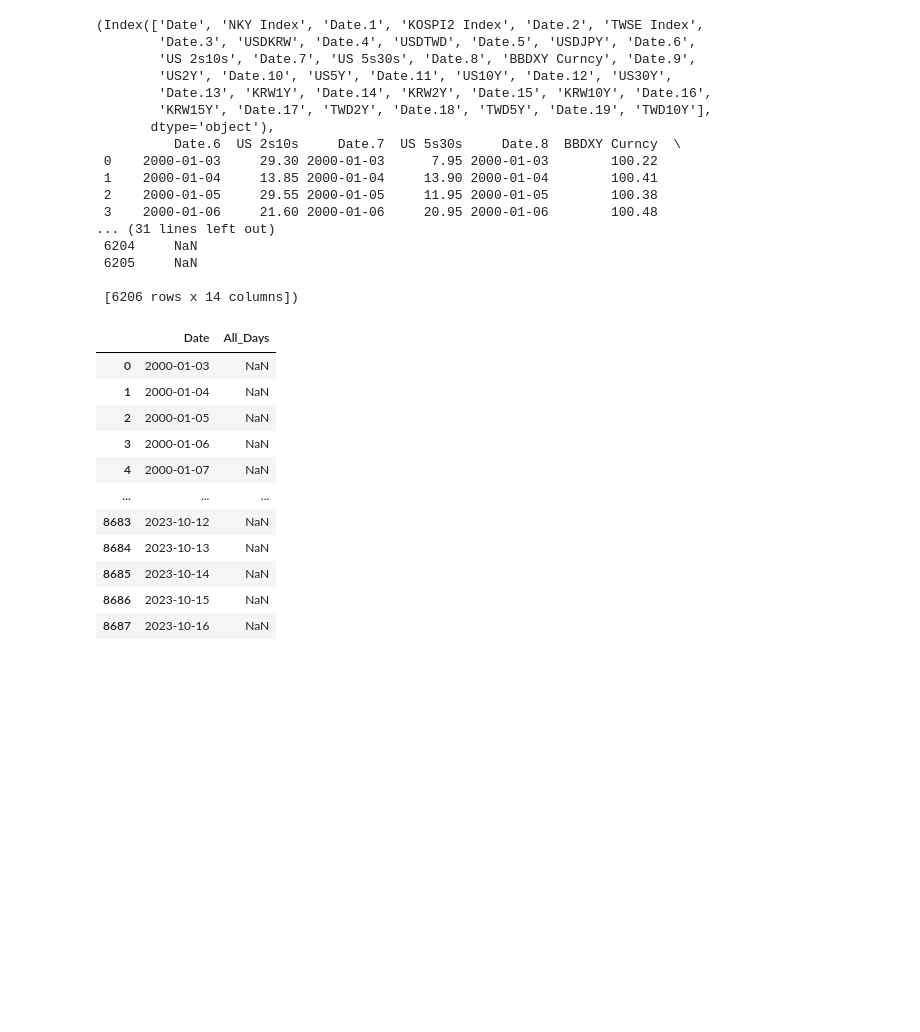
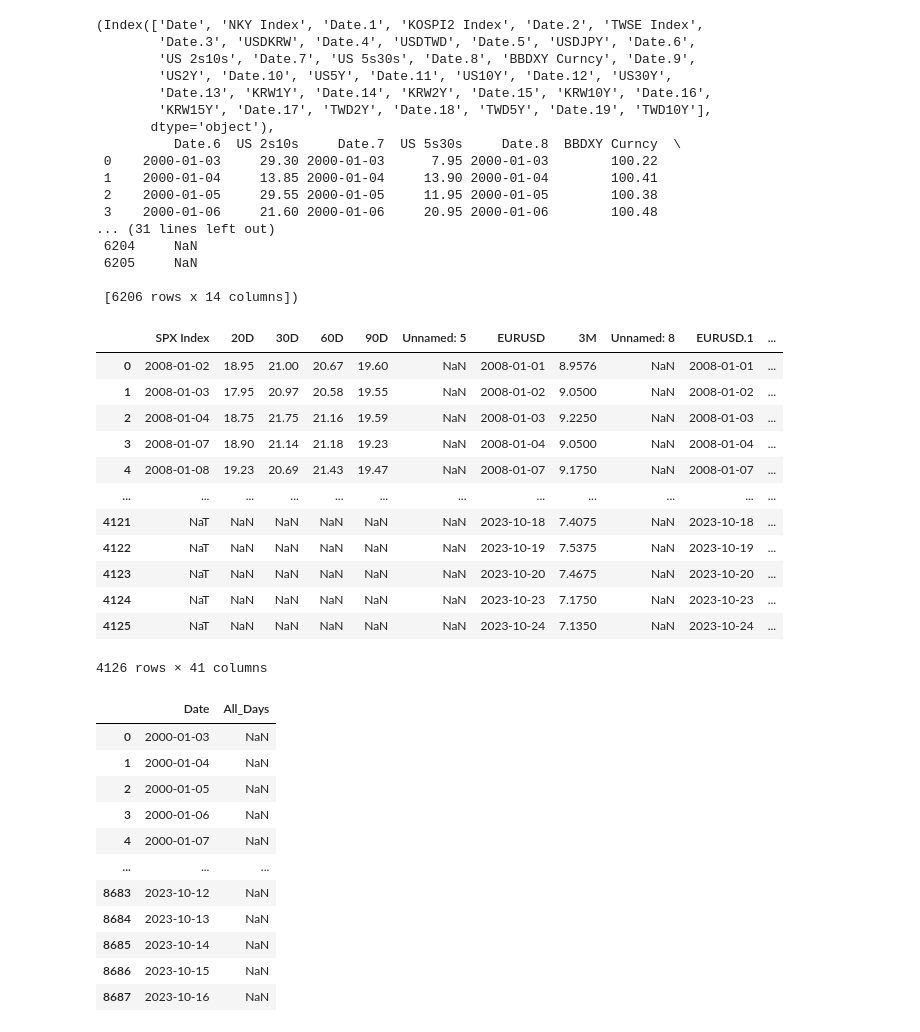
Before and after one commit to ClarenceTee93/Strategies, a Jupyter notebook: strategies.ipynb, the cells around one changed output. Drawn from its saved outputs; the diff is of its cells as text; code cells hidden in the pictures; blank space fills up the shorter version.

```diff
--- a/strategies.ipynb
+++ b/strategies.ipynb
@@ -341,6 +341,23 @@ macro_factors.columns, usd_df
  6205     NaN
 
  [6206 rows x 14 columns])
+# %%
+asset_2 = pd.read_excel("asset_list2.xlsx")
+asset_2
+# %% [output]
+|  | SPX Index | 20D | 30D | 60D | 90D | Unnamed: 5 | EURUSD | 3M | Unnamed: 8 | EURUSD.1 | ... |
+| 0 | 2008-01-02 | 18.95 | 21.00 | 20.67 | 19.60 | NaN | 2008-01-01 | 8.9576 | NaN | 2008-01-01 | ... |
+| 1 | 2008-01-03 | 17.95 | 20.97 | 20.58 | 19.55 | NaN | 2008-01-02 | 9.0500 | NaN | 2008-01-02 | ... |
+| 2 | 2008-01-04 | 18.75 | 21.75 | 21.16 | 19.59 | NaN | 2008-01-03 | 9.2250 | NaN | 2008-01-03 | ... |
+| 3 | 2008-01-07 | 18.90 | 21.14 | 21.18 | 19.23 | NaN | 2008-01-04 | 9.0500 | NaN | 2008-01-04 | ... |
+| 4 | 2008-01-08 | 19.23 | 20.69 | 21.43 | 19.47 | NaN | 2008-01-07 | 9.1750 | NaN | 2008-01-07 | ... |
+| ... | ... | ... | ... | ... | ... | ... | ... | ... | ... | ... | ... |
+| 4121 | NaT | NaN | NaN | NaN | NaN | NaN | 2023-10-18 | 7.4075 | NaN | 2023-10-18 | ... |
+| 4122 | NaT | NaN | NaN | NaN | NaN | NaN | 2023-10-19 | 7.5375 | NaN | 2023-10-19 | ... |
+| 4123 | NaT | NaN | NaN | NaN | NaN | NaN | 2023-10-20 | 7.4675 | NaN | 2023-10-20 | ... |
+| 4124 | NaT | NaN | NaN | NaN | NaN | NaN | 2023-10-23 | 7.1750 | NaN | 2023-10-23 | ... |
+| 4125 | NaT | NaN | NaN | NaN | NaN | NaN | 2023-10-24 | 7.1350 | NaN | 2023-10-24 | ... |
+4126 rows × 41 columns
 # %%
 sDate = datetime.strptime("2000-01-03", "%Y-%m-%d")
 eDate = datetime.strptime("2023-10-16", "%Y-%m-%d")
```
Also changed, not shown: parts of 4 cells of this notebook, 1 other file.
